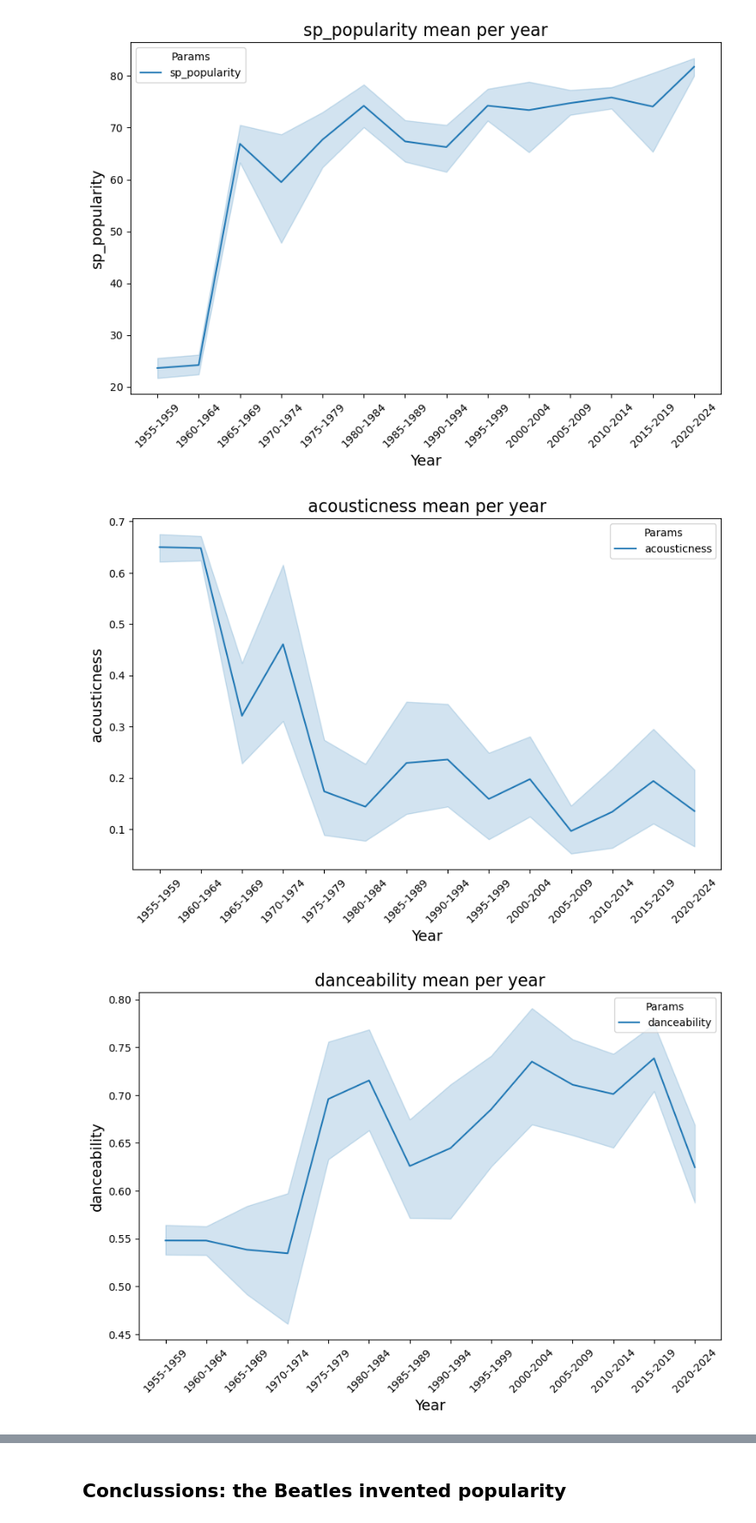
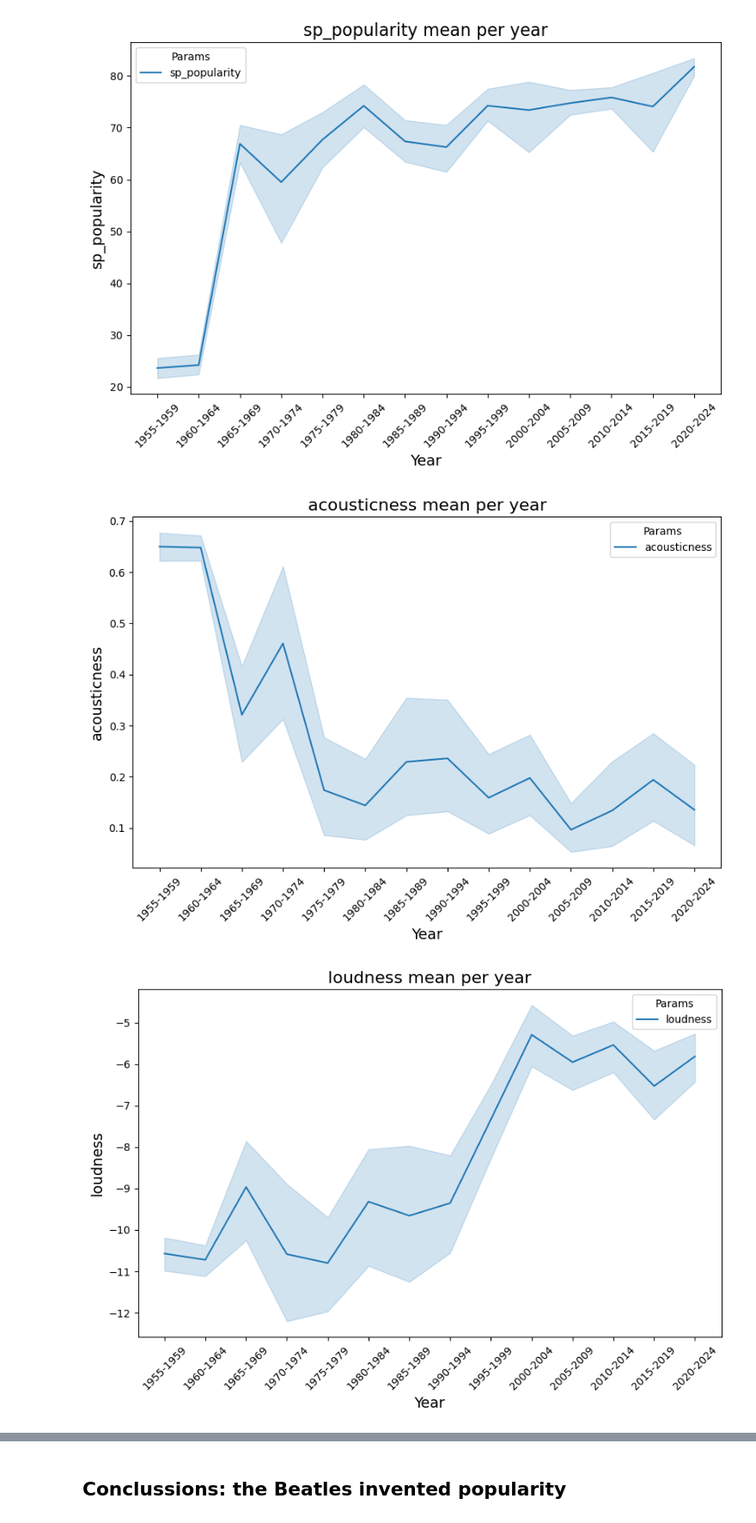
Before and after one commit to cristinaramirezdiaz/ironhack-w3-popatoms, a Jupyter notebook: main.ipynb, the cells around one changed output, grey strips where cells are left out. Shown at 86% size. Cells and saved outputs as stored; diff of their text form; code cells hidden in the pictures.

```diff
--- a/main.ipynb
+++ b/main.ipynb
@@ -219,9 +228,10 @@ plot_year_mean(aax_combined, type="line", params=['sp_popularity'], year_column=
 # %%
 
 # Plot line charts of different acoustic parameters:
 plot_year_mean(aax_combined, type="line", params=['acousticness'], year_column='lustrum',grid=False)
+plot_year_mean(aax_combined, type="line", params=['loudness'], year_column='lustrum',grid=False)
 plot_year_mean(aax_combined, type="line", params=['danceability'], year_column='lustrum',grid=False)
 plot_year_mean(aax_combined, type="line", params=['energy'], year_column='lustrum',grid=False)
 # %% [output]
-[figure, old version]
+[figure, new version]
-[figure, old version]
+[figure, new version]
```
Also changed, not shown: parts of 3 cells of this notebook.
